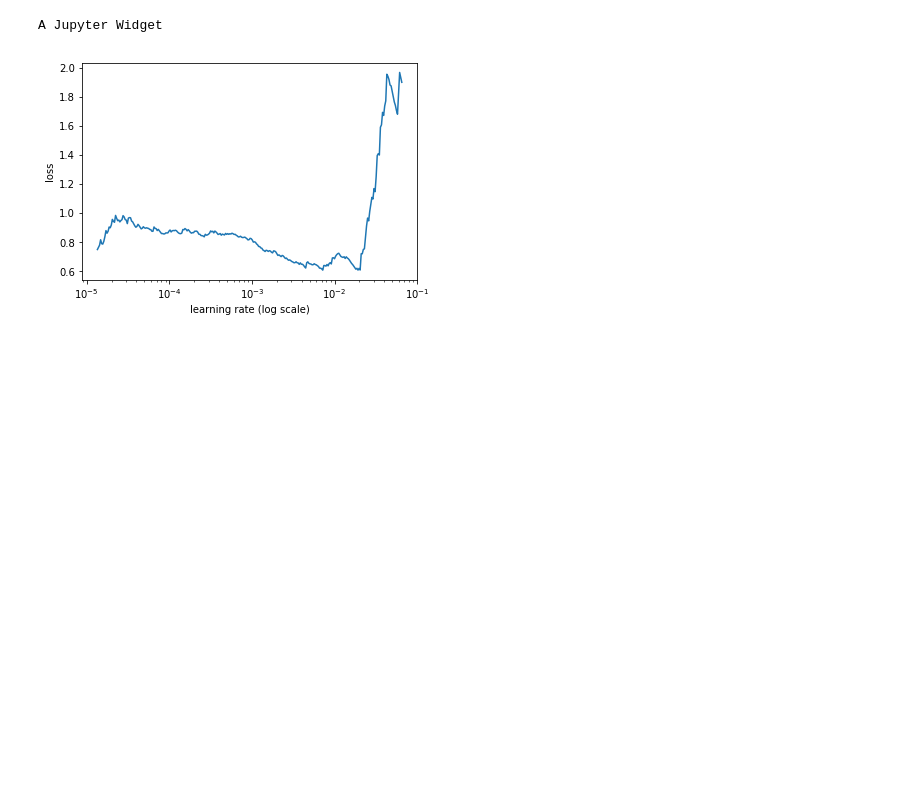
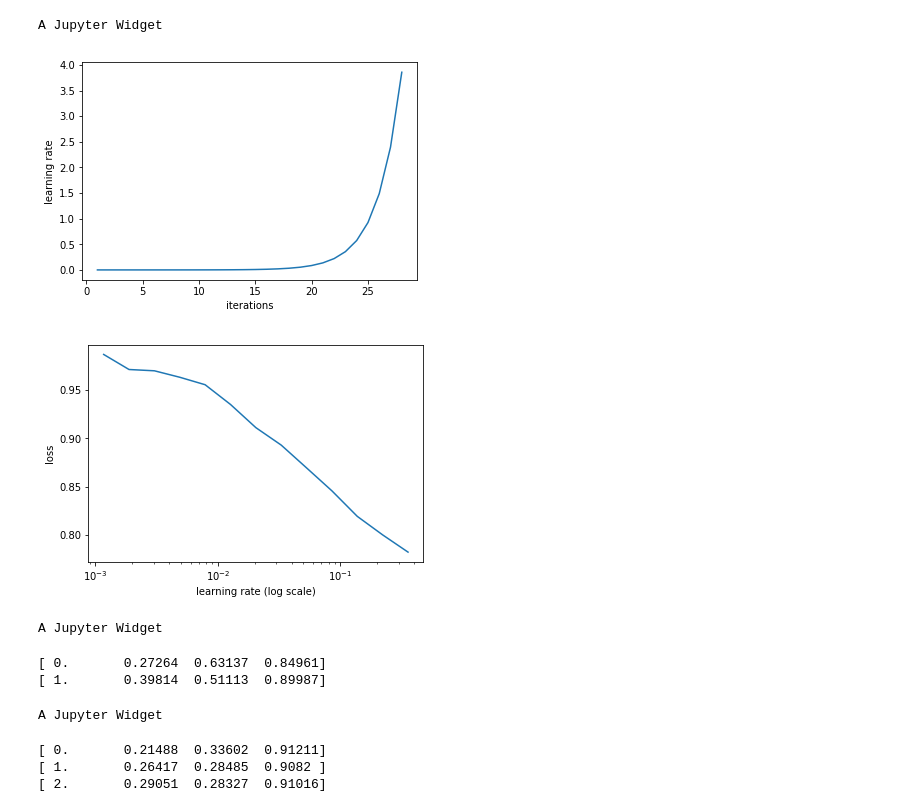
Before and after one commit to ohmeow/fastai-projects, a Jupyter notebook: part1v1/dl1/lesson1-in_or_out.ipynb, the cells around one changed output. Drawn from its saved outputs; the diff is of its cells as text; code cells hidden in the pictures; blank space fills up the shorter version.

```diff
--- a/part1v1/dl1/lesson1-in_or_out.ipynb
+++ b/part1v1/dl1/lesson1-in_or_out.ipynb
@@ -21,7 +24,7 @@ PATH = 'data/in-or-out'
 # %%
 arch = resnet34
 sz = 224
-bsz = 4
+bsz = 64
 # %% [markdown]
 ## 1. Data preparation
 # %%
@@ -133,19 +134,24 @@ plt.show()
 # 1. Enable data augmentation, and precompute=True
 tfms = tfms_from_model(arch, sz, aug_tfms=transforms_side_on, max_zoom=1.1)
 data = ImageClassifierData.from_paths(PATH, bs=bsz, tfms=tfms)
-learn = ConvLearner.pretrained(arch, data, precompute=True, ps=0.5)
+learn = ConvLearner.pretrained(arch, data, precompute=True)
 # %%
 # 2. Use lr_find() to find highest learning rate where loss is still clearly improving
 lrf = learn.lr_find()
 # %% [output]
 A Jupyter Widget
 # %%
-# learn.sched.plot_lr()
-# plt.show()
+learn.sched.plot_lr()
+plt.show()
 learn.sched.plot()
 plt.show()
 # %% [output]
-[figure, old version]
+[figure, new version]
+[figure, added]
 # %%
 # 3. Train last layer from precomputed activations for 1-2 epochs
-learn.fit(1e-3, 1)
+learn.fit(1e-1, 2)
+# %% [output]
+A Jupyter Widget
+[ 0.       0.27264  0.63137  0.84961]
+[ 1.       0.39814  0.51113  0.89987]
@@ -154,7 +158,12 @@ learn.lr_find()
 # %%
 # 4. Train last layer with data augmentation (i.e. precompute=False) for 2-3 epochs with cycle_len=1
 learn.precompute = False
-learn.fit(1e-3, 3, cycle_len=1)
+learn.fit(1e-1, 3, cycle_len=1)
+# %% [output]
+A Jupyter Widget
+[ 0.       0.21488  0.33602  0.91211]
+[ 1.       0.26417  0.28485  0.9082 ]
+[ 2.       0.29051  0.28327  0.91016]
 # %%
 # 5. Unfreeze all layers
 learn.unfreeze()
```
Also changed, not shown: parts of 9 cells of this notebook.
